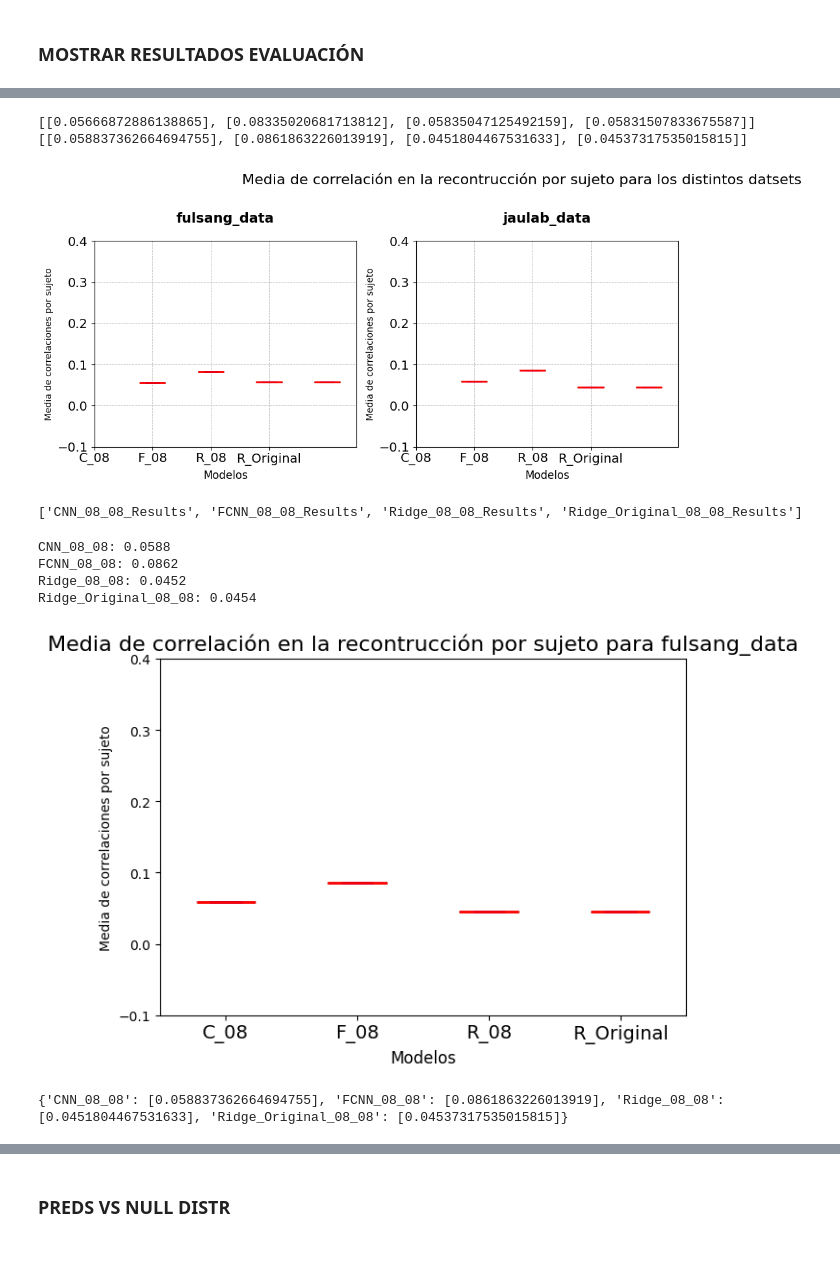
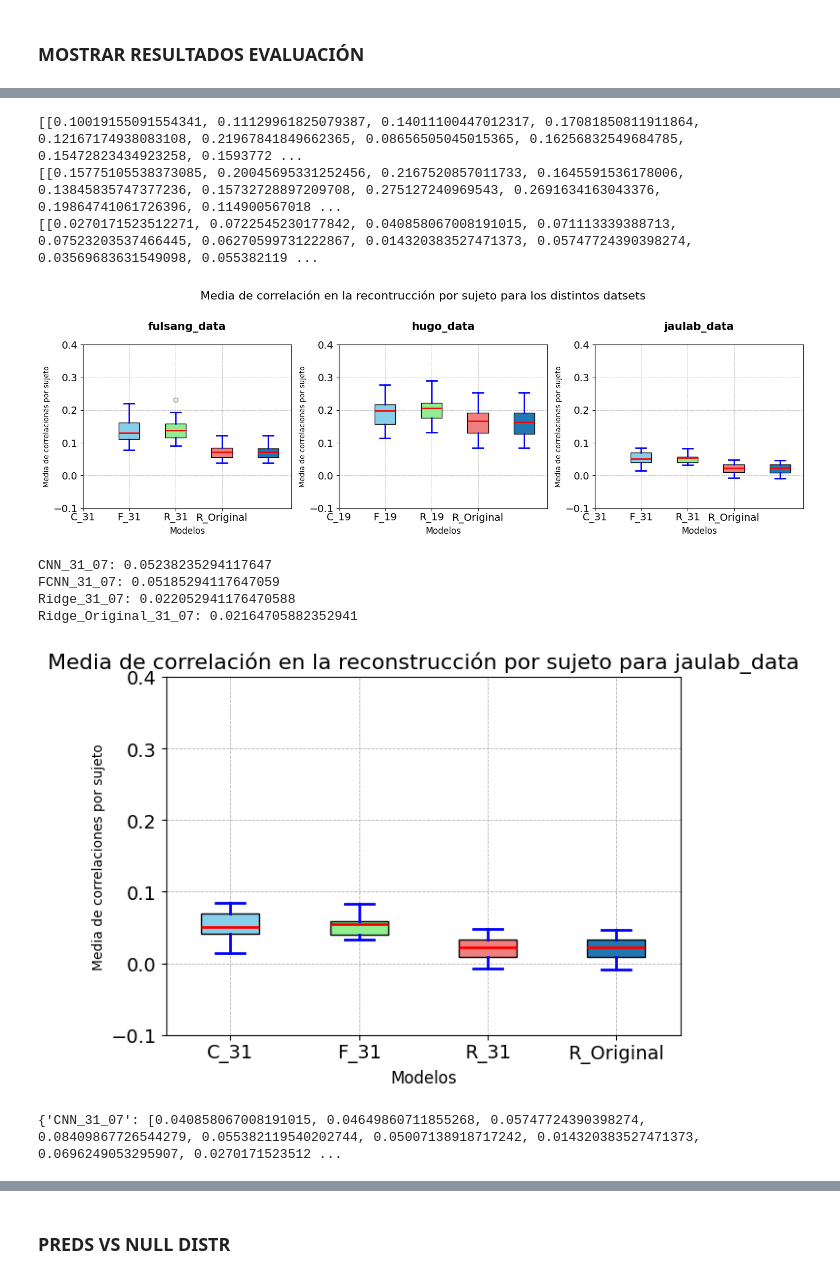
Before and after one commit to garcesote/DNN_AAD, a Jupyter notebook: visualize.ipynb, the cells around one changed output, grey strips where cells are left out. Saved outputs shown, nothing was run; the diff lists cells and outputs as text; code cells hidden in the pictures; blank space fills up the shorter version.

Commit message:
Window training, different datasets

```diff
--- a/visualize.ipynb
+++ b/visualize.ipynb
@@ -26,7 +26,7 @@ train_metrics = {}
 models = ['FCNN', 'CNN']
 splits = ['train', 'val']
 
-key = '08_08'
+key = '31_07'
 
 for model in models:
     for split in splits:
@@ -54,3 +54,5 @@ Epocas 10
 # %%
+# Ordeno los sujetos
+trained_subjects = sorted(trained_subjects, key= lambda x: int(x[1:]))
 trained_subjects
 # %% [output]
@@ -177,10 +196,11 @@ for dataset in datasets:
             model = str_chunks[0] + '_' + str_chunks[1]
             date = str_chunks[2] + '_' + str_chunks[3]
 
-        # if date != '30_07': # Not taking a specific simulation
-        eval_results = json.load(open(os.path.join(eval_path,dataset,file),'r'))
-        key = model + '_' + date
-        results[key] = eval_results
+        # Selecting data from the flitered and hugo eval metrics
+        if date == '31_07' or (date == '19_07' and dataset == 'hugo_data'):
+            eval_results = json.load(open(os.path.join(eval_path,dataset,file),'r'))
+            key = model + '_' + date
+            results[key] = eval_results
 
     # Extract the subjects simulated
     subjects = set(list(results.values())[0].keys())
@@ -272,27 +297,19 @@ plt.tight_layout(rect=[0, 0, 1, 0.96])  # Ajustar el layout para dejar espacio p
 # Mostrar el gráfico
 plt.show()
 # %% [output]
-[[0.05666872886138865], [0.08335020681713812], [0.05835047125492159], [0.05831507833675587]]
-[[0.058837362664694755], [0.0861863226013919], [0.0451804467531633], [0.04537317535015815]]
+[[0.10019155091554341, 0.11129961825079387, 0.14011100447012317, 0.17081850811911864, 0.12167174938083108, 0.21967841849662365, 0.08656505045015365, 0.16256832549684785, 0.15472823434923258, 0.1593772 ...
+[[0.15775105538373085, 0.20045695331252456, 0.2167520857011733, 0.1645591536178006, 0.13845835747377236, 0.15732728897209708, 0.275127240969543, 0.2691634163043376, 0.19864741061726396, 0.114900567018 ...
+[[0.0270171523512271, 0.0722545230177842, 0.040858067008191015, 0.071113339388713, 0.07523203537466445, 0.06270599731222867, 0.014320383527471373, 0.05747724390398274, 0.03569683631549098, 0.055382119 ...
-[figure, old version]
+[figure, new version]
-# %%
-# SELECCIONO EL DATASET
-dataset = 'fulsang_data'
-path = os.path.join(eval_path, dataset)
-file_list = os.listdir(path)
-# Do not select the results for the null distribution construction
-file_list = [file for file in file_list if 'nd' not in file.split('_')]
-print(file_list)
-# %% [output]
-['CNN_08_08_Results', 'FCNN_08_08_Results', 'Ridge_08_08_Results', 'Ridge_Original_08_08_Results']
 # %%
 # MUESTRA SOLO UN DATASET
+dataset = 'jaulab_data'
 
-mean_results = dataset_results[dataset]
+mean_results = dataset_mean_results[dataset]
 
 # mean score of each subject by computing it with all the samples
-for key, values in results.items():
-    mean_results[key] = [np.mean(values[subj]) for subj in subjects]
+# for key, values in results.items():
+#     mean_results[key] = [np.mean(values[subj]) for subj in subjects]
 
 for key, values in mean_results.items():
     print(key +': ' + str(np.mean([round(value, 4) for value in values])))
@@ -309,48 +326,48 @@ for patch, color in zip(box['boxes'], colors):
 # Personalizar otros elementos del gráfico
 for whisker in box['whiskers']:
     whisker.set(color='blue', linewidth=2)
 
 for cap in box['caps']:
     cap.set(color='blue', linewidth=2)
 
 for median in box['medians']:
     median.set(color='red', linewidth=2)
 
 for flier in box['fliers']:
     flier.set(marker='o', color='red', alpha=0.5)
 
 # Añadir título y etiquetas
 plt.xlabel('Modelos', fontsize=12)
 plt.ylabel('Media de correlaciones por sujeto')
 plt.ylim([-0.1,0.4])
 plt.xticks([n+1 for n in range(len(results))], [key.split('_')[0][0] + '_' + key.split('_')[1] for key in results.keys()], fontsize=14)  # Etiquetas personalizadas
 
 # Añadir rejilla para mayor legibilidad
-axs[n].grid(True, linestyle='--', linewidth=0.6)
+plt.grid(True, linestyle='--', linewidth=0.6)
 
 # Personalizar ejes
-axs[n].tick_params(axis='both', which='major', labelsize=14)
+plt.tick_params(axis='both', which='major', labelsize=14)
 
 # Agregar un título general a la figura
-plt.title('Media de correlación en la recontrucción por sujeto para ' + dataset, fontsize=16)
+plt.title('Media de correlación en la reconstrucción por sujeto para ' + dataset, fontsize=16)
 plt.tight_layout()  # Ajustar el layout para dejar espacio para el título
 
 
 # Mostrar el gráfico
 plt.show()
 # %% [output]
-CNN_08_08: 0.0588
-FCNN_08_08: 0.0862
-Ridge_08_08: 0.0452
-Ridge_Original_08_08: 0.0454
+CNN_31_07: 0.05238235294117647
+FCNN_31_07: 0.05185294117647059
+Ridge_31_07: 0.022052941176470588
+Ridge_Original_31_07: 0.02164705882352941
-[figure, old version]
+[figure, new version]
 # %%
 # MOSTRAR MEDIAS POR SUJETO Y POR MODELO
 model = 'FCNN'
 model_results = {subj: mean_results}
 print(mean_results)
 # %% [output]
-{'CNN_08_08': [0.058837362664694755], 'FCNN_08_08': [0.0861863226013919], 'Ridge_08_08': [0.0451804467531633], 'Ridge_Original_08_08': [0.04537317535015815]}
+{'CNN_31_07': [0.040858067008191015, 0.04649860711855268, 0.05747724390398274, 0.08409867726544279, 0.055382119540202744, 0.05007138918717242, 0.014320383527471373, 0.0696249053295907, 0.0270171523512 ...
 # %%
 print(results.keys())
 print(results.values())
```
Also changed, not shown: parts of 22 cells of this notebook, 7 other files.
